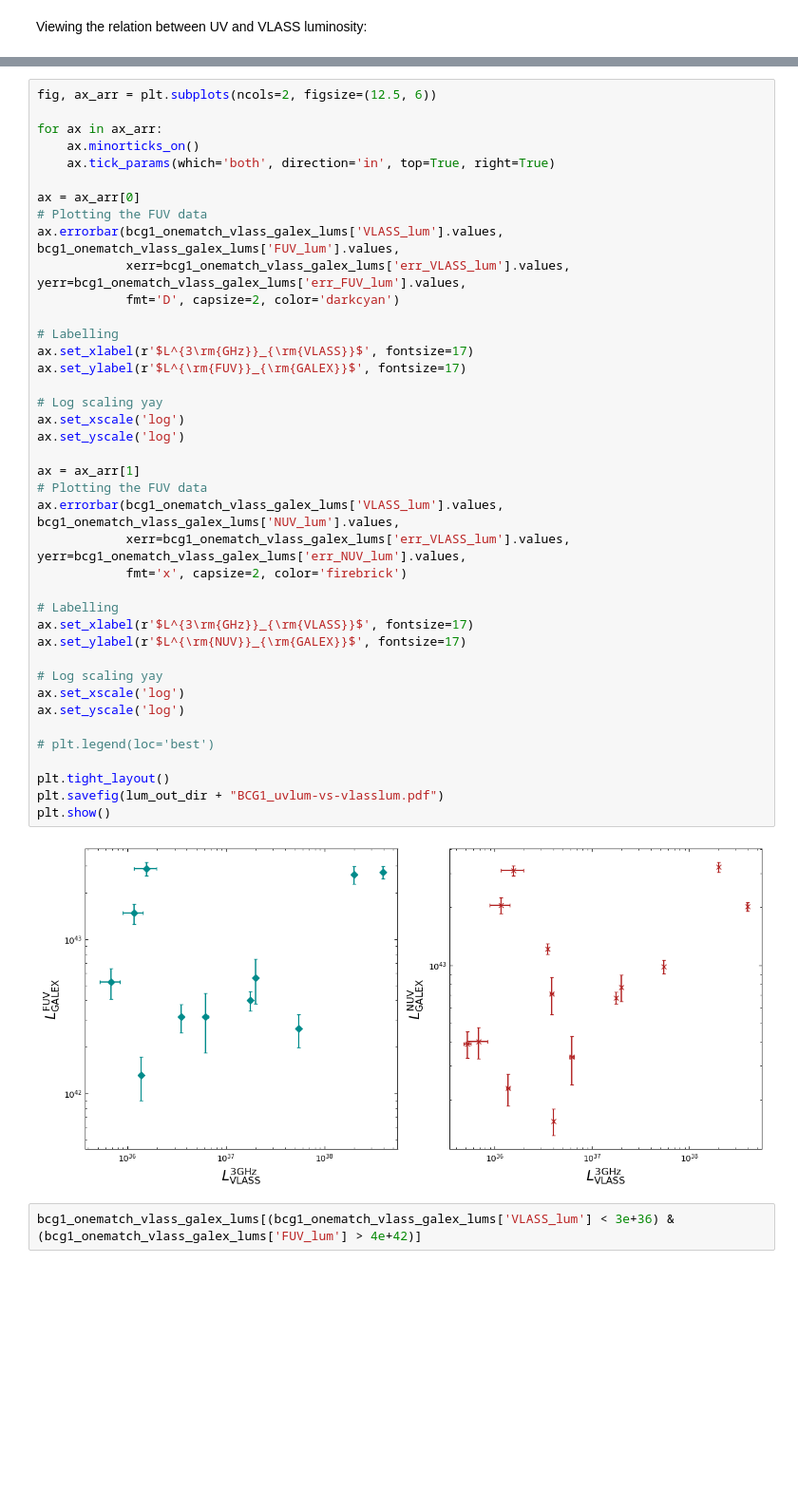
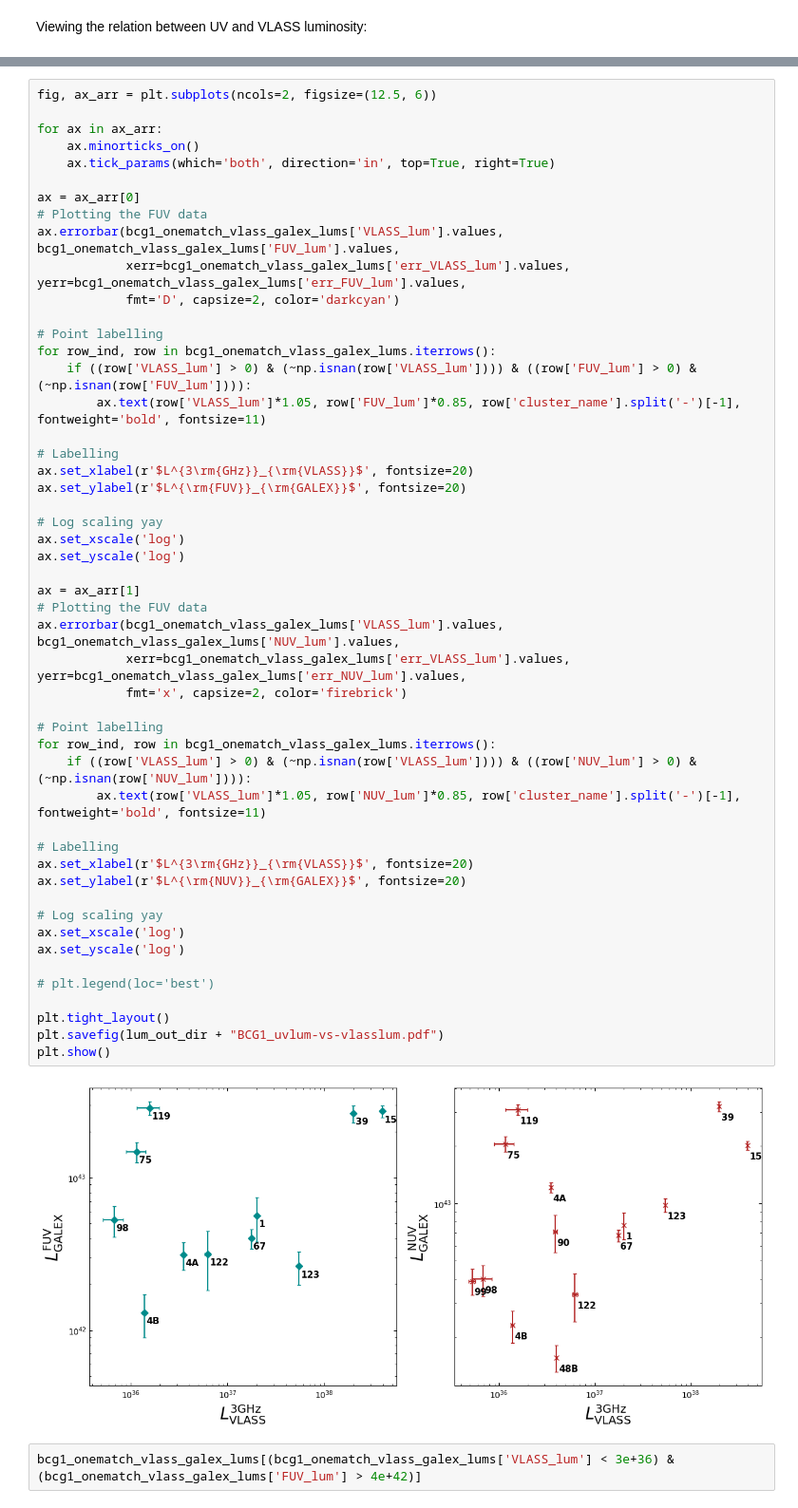
Before and after one commit to LoVoCCS/LoVoCCS-BCG-Ident, a Jupyter notebook: VLASS_GALEX_luminosities.ipynb, the cells around one changed output, grey strips where cells are left out. Shown at 95% size. Saved outputs shown, nothing was run; the diff lists cells and outputs as text; blank space fills up the shorter version.

Commit message:
Updated VLASS-GALEX luminosity figure with point labels

```diff
--- a/VLASS_GALEX_luminosities.ipynb
+++ b/VLASS_GALEX_luminosities.ipynb
@@ -284,38 +304,48 @@ for ax in ax_arr:
 ax = ax_arr[0]
 # Plotting the FUV data
 ax.errorbar(bcg1_onematch_vlass_galex_lums['VLASS_lum'].values, bcg1_onematch_vlass_galex_lums['FUV_lum'].values,
             xerr=bcg1_onematch_vlass_galex_lums['err_VLASS_lum'].values, yerr=bcg1_onematch_vlass_galex_lums['err_FUV_lum'].values,
             fmt='D', capsize=2, color='darkcyan')
 
+# Point labelling
+for row_ind, row in bcg1_onematch_vlass_galex_lums.iterrows():
+    if ((row['VLASS_lum'] > 0) & (~np.isnan(row['VLASS_lum']))) & ((row['FUV_lum'] > 0) & (~np.isnan(row['FUV_lum']))):
+        ax.text(row['VLASS_lum']*1.05, row['FUV_lum']*0.85, row['cluster_name'].split('-')[-1], fontweight='bold', fontsize=11)
+
 # Labelling
-ax.set_xlabel(r'$L^{3\rm{GHz}}_{\rm{VLASS}}$', fontsize=17)
-ax.set_ylabel(r'$L^{\rm{FUV}}_{\rm{GALEX}}$', fontsize=17)
+ax.set_xlabel(r'$L^{3\rm{GHz}}_{\rm{VLASS}}$', fontsize=20)
+ax.set_ylabel(r'$L^{\rm{FUV}}_{\rm{GALEX}}$', fontsize=20)
 
 # Log scaling yay
 ax.set_xscale('log')
 ax.set_yscale('log')
 
 ax = ax_arr[1]
 # Plotting the FUV data
 ax.errorbar(bcg1_onematch_vlass_galex_lums['VLASS_lum'].values, bcg1_onematch_vlass_galex_lums['NUV_lum'].values,
             xerr=bcg1_onematch_vlass_galex_lums['err_VLASS_lum'].values, yerr=bcg1_onematch_vlass_galex_lums['err_NUV_lum'].values,
             fmt='x', capsize=2, color='firebrick')
 
+# Point labelling
+for row_ind, row in bcg1_onematch_vlass_galex_lums.iterrows():
+    if ((row['VLASS_lum'] > 0) & (~np.isnan(row['VLASS_lum']))) & ((row['NUV_lum'] > 0) & (~np.isnan(row['NUV_lum']))):
+        ax.text(row['VLASS_lum']*1.05, row['NUV_lum']*0.85, row['cluster_name'].split('-')[-1], fontweight='bold', fontsize=11)
+
 # Labelling
-ax.set_xlabel(r'$L^{3\rm{GHz}}_{\rm{VLASS}}$', fontsize=17)
-ax.set_ylabel(r'$L^{\rm{NUV}}_{\rm{GALEX}}$', fontsize=17)
+ax.set_xlabel(r'$L^{3\rm{GHz}}_{\rm{VLASS}}$', fontsize=20)
+ax.set_ylabel(r'$L^{\rm{NUV}}_{\rm{GALEX}}$', fontsize=20)
 
 # Log scaling yay
 ax.set_xscale('log')
 ax.set_yscale('log')
 
 # plt.legend(loc='best')
 
 plt.tight_layout()
 plt.savefig(lum_out_dir + "BCG1_uvlum-vs-vlasslum.pdf")
 plt.show()
 # %% [output]
-[figure, old version]
+[figure, new version]
 # %%
 bcg1_onematch_vlass_galex_lums[(bcg1_onematch_vlass_galex_lums['VLASS_lum'] < 3e+36) & (bcg1_onematch_vlass_galex_lums['FUV_lum'] > 4e+42)]
 # %% [output]
```
Also changed, not shown: parts of 1 cell of this notebook, 2 other files.
